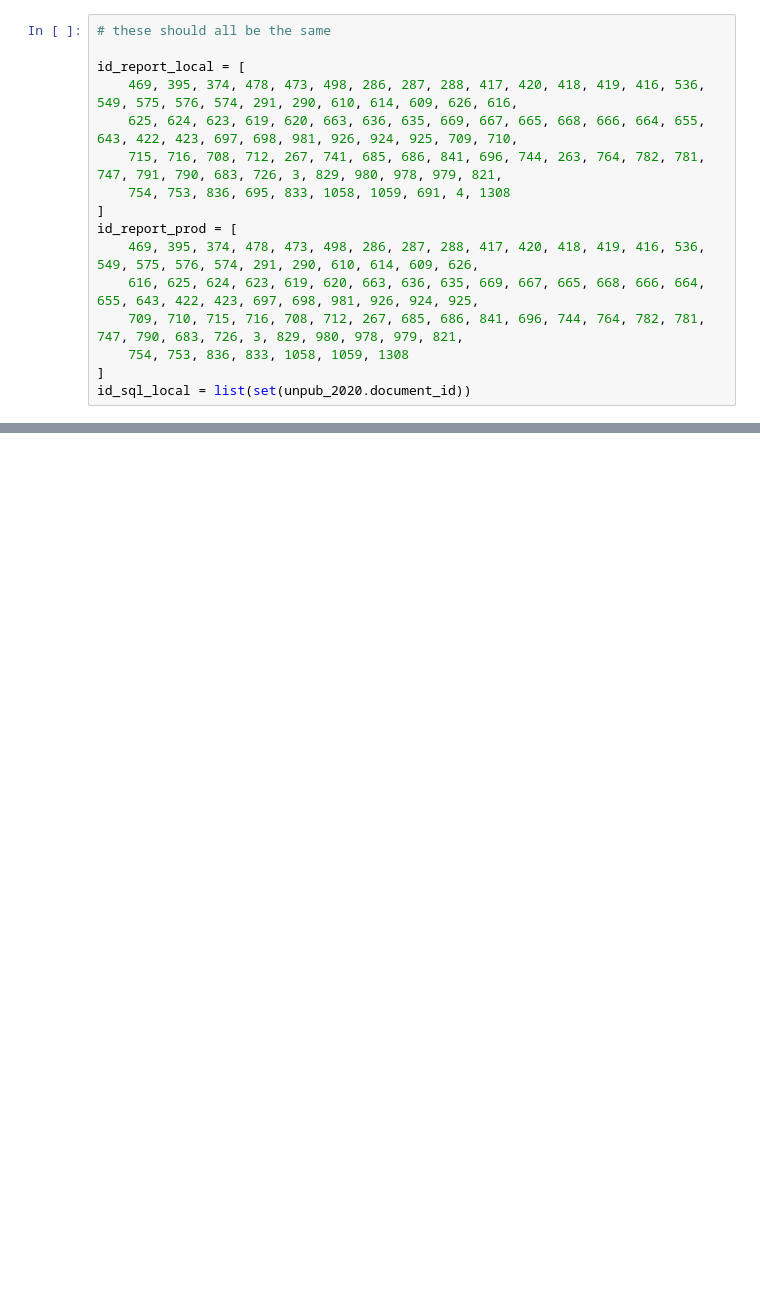
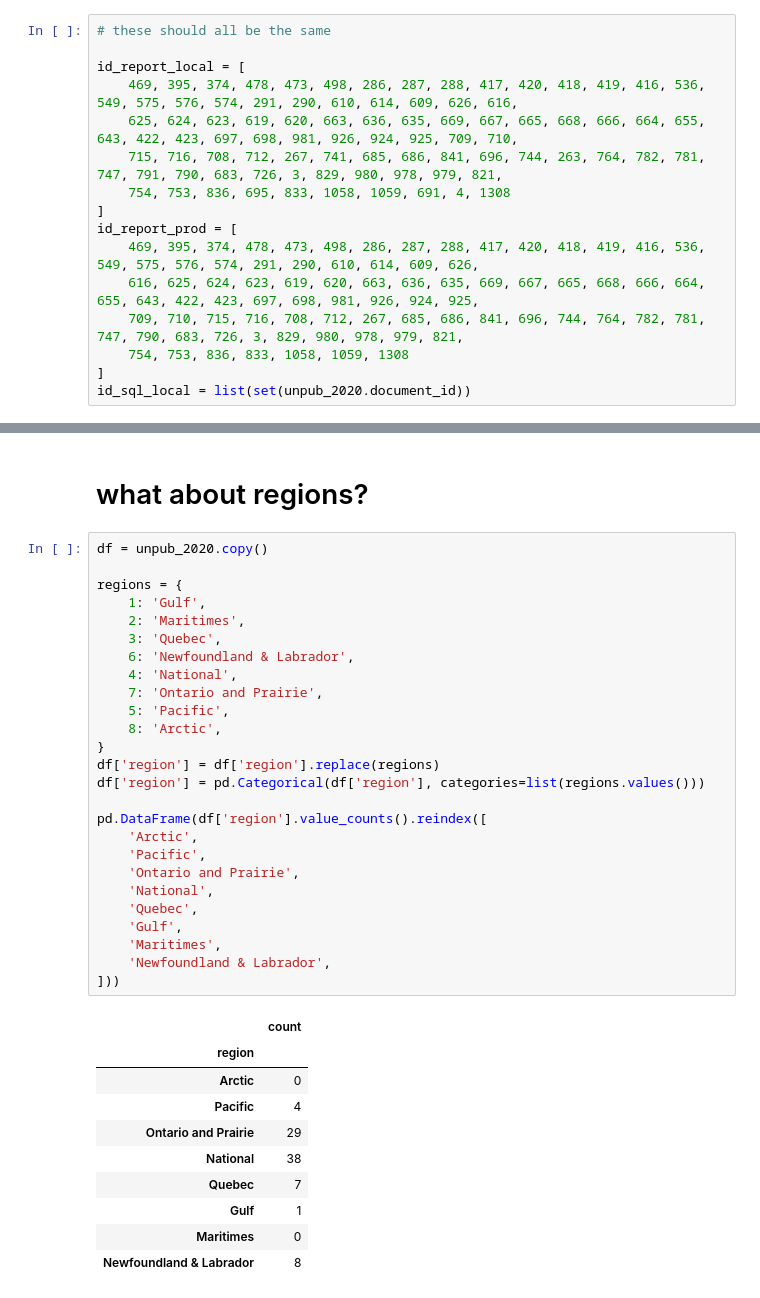
Before and after one commit to KevinCarr42/CSAS-Exploratory-Data-Analysis, a Jupyter notebook: doc_eda.ipynb, the cells around one changed output, grey strips where cells are left out. Saved outputs shown, nothing was run; the diff lists cells and outputs as text; blank space fills up the shorter version.

```diff
--- a/doc_eda.ipynb
+++ b/doc_eda.ipynb
@@ -313,3 +226,42 @@ documents[~documents.status.isin([12, 17, 99]) & documents.pub_number][['id', 'p
 | 1197 | 1335 | 2024/058 | 15 | date_division_manager_sent | 2 | Science Advisory Report |
 | 1205 | 1345 | 2024/063 | 1 | confirmed | 2 | Science Advisory Report |
 26 rows × 6 columns
+# %% [markdown]
+# what about regions?
+# %%
+df = unpub_2020.copy()
+
+regions = {
+    1: 'Gulf',
+    2: 'Maritimes',
+    3: 'Quebec',
+    6: 'Newfoundland & Labrador',
+    4: 'National',
+    7: 'Ontario and Prairie',
+    5: 'Pacific',
+    8: 'Arctic',
+}
+df['region'] = df['region'].replace(regions)
+df['region'] = pd.Categorical(df['region'], categories=list(regions.values()))
+
+pd.DataFrame(df['region'].value_counts().reindex([
+    'Arctic',
+    'Pacific',
+    'Ontario and Prairie',
+    'National',
+    'Quebec',
+    'Gulf',
+    'Maritimes',
+    'Newfoundland & Labrador',
+]))
+# %% [output]
+|  | count |
+| region |  |
+| Arctic | 0 |
+| Pacific | 4 |
+| Ontario and Prairie | 29 |
+| National | 38 |
+| Quebec | 7 |
+| Gulf | 1 |
+| Maritimes | 0 |
+| Newfoundland & Labrador | 8 |
```
Also changed, not shown: parts of 21 cells of this notebook.
